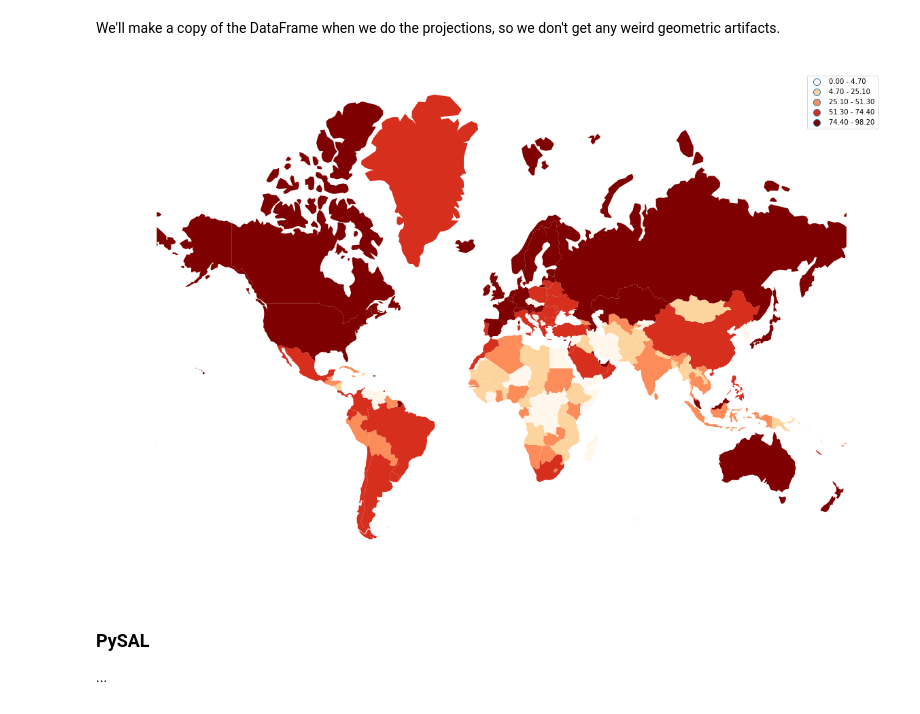
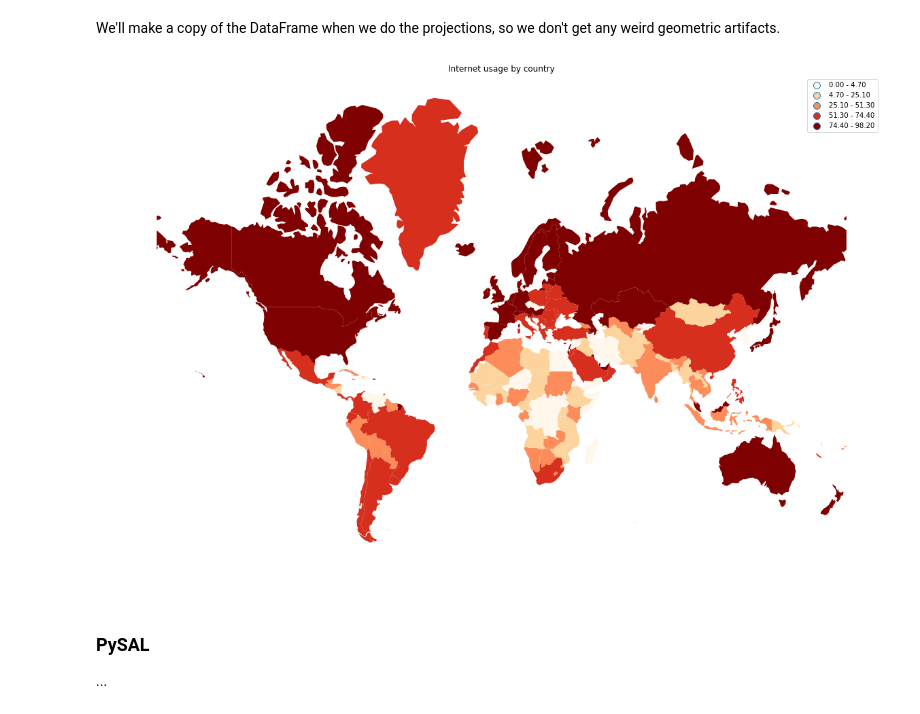
Before and after one commit to dovinmu/python-viz-notebooks, a Jupyter notebook: choropleths.ipynb, the cells around one changed output. Saved outputs shown, nothing was run; the diff lists cells and outputs as text; code cells hidden in the pictures.

Commit message:
Adding images

```diff
--- a/choropleths.ipynb
+++ b/choropleths.ipynb
@@ -94,11 +94,13 @@ We'll make a copy of the DataFrame when we do the projections, so we don't get a
 # %%
 # mercator projection
 worldMercator = world.to_crs(mercator)
 worldMercator.plot(figsize=(20,20), column='internet_use', cmap="OrRd", scheme="QUANTILES", k=5, legend=True)
 plt.axis('off')
+plt.title("Internet usage by country")
+plt.savefig('data/internet_choropleth_geopandas.png')
 plt.show()
 # %% [output]
-[figure, old version]
+[figure, new version]
 # %% [markdown]
 ### PySAL
 
```
Also changed, not shown: 4 other files.
